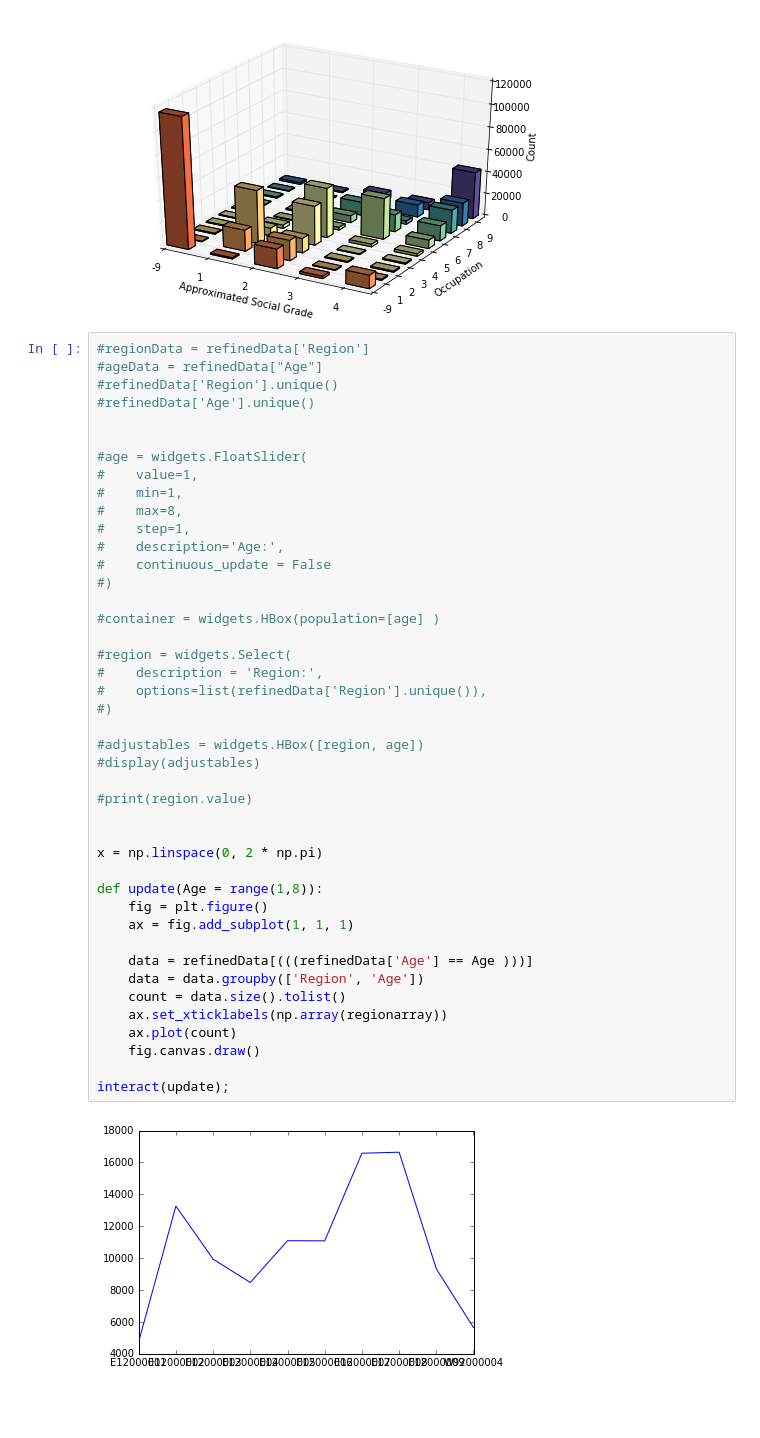
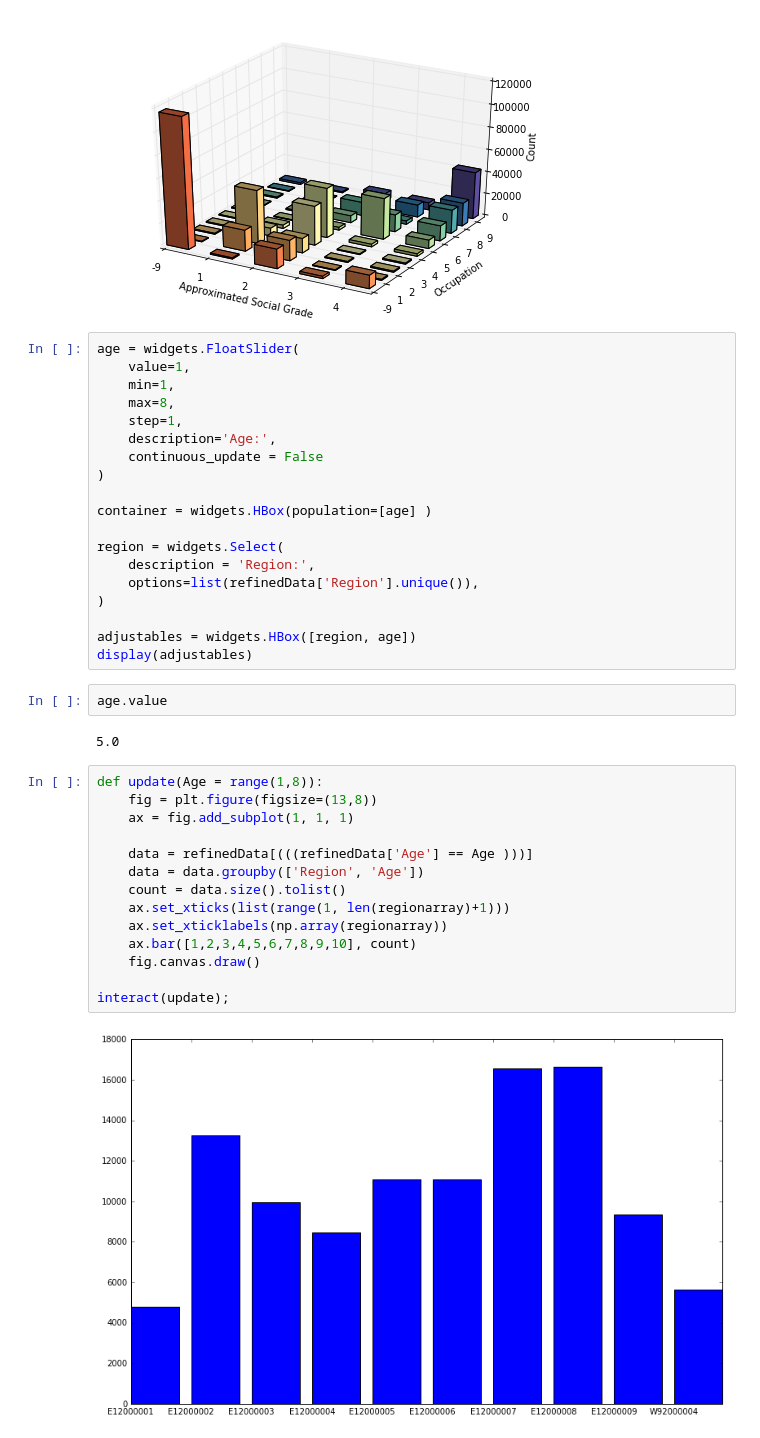
Before and after one commit to Essymay/CS2006p3, a Jupyter notebook: census2011.ipynb, the cells around one changed output. Cells and saved outputs as stored; diff of their text form; blank space fills up the shorter version.

Commit message:
first widget is working, gonna make some more, and start a hard next

```diff
--- a/census2011.ipynb
+++ b/census2011.ipynb
@@ -832,47 +826,41 @@ plt.show()
 # %% [output]
 [figure]
 # %%
-#regionData = refinedData['Region']
-#ageData = refinedData["Age"]
-#refinedData['Region'].unique()
-#refinedData['Age'].unique()
+age = widgets.FloatSlider(
+    value=1,
+    min=1,
+    max=8,
+    step=1,
+    description='Age:',
+    continuous_update = False
+)
 
+container = widgets.HBox(population=[age] )
 
-#age = widgets.FloatSlider(
-#    value=1,
-#    min=1,
-#    max=8,
-#    step=1,
-#    description='Age:',
-#    continuous_update = False
-#)
+region = widgets.Select(
+    description = 'Region:',
+    options=list(refinedData['Region'].unique()),
+)
 
-#container = widgets.HBox(population=[age] )
-
-#region = widgets.Select(
-#    description = 'Region:',
-#    options=list(refinedData['Region'].unique()),
-#)
-
-#adjustables = widgets.HBox([region, age])
-#display(adjustables)
-
-#print(region.value)
-
-
-x = np.linspace(0, 2 * np.pi)
-
-def update(Age = range(1,8)):
-    fig = plt.figure()
-    ax = fig.add_subplot(1, 1, 1)
-
-    data = refinedData[(((refinedData['Age'] == Age )))]
-    data = data.groupby(['Region', 'Age'])
-    count = data.size().tolist()
-    ax.set_xticklabels(np.array(regionarray))
-    ax.plot(count)
-    fig.canvas.draw()
-
-interact(update);
+adjustables = widgets.HBox([region, age])
+display(adjustables)
-# %% [output]
-[figure, removed]
+# %%
+age.value
+# %% [output]
+5.0
+# %%
+def update(Age = range(1,8)):
+    fig = plt.figure(figsize=(13,8))
+    ax = fig.add_subplot(1, 1, 1)
+
+    data = refinedData[(((refinedData['Age'] == Age )))]
+    data = data.groupby(['Region', 'Age'])
+    count = data.size().tolist()
+    ax.set_xticks(list(range(1, len(regionarray)+1)))
+    ax.set_xticklabels(np.array(regionarray))
+    ax.bar([1,2,3,4,5,6,7,8,9,10], count)
+    fig.canvas.draw()
+
+interact(update);
+# %% [output]
+[figure, added]
```
Also changed, not shown: parts of 2 cells of this notebook.
